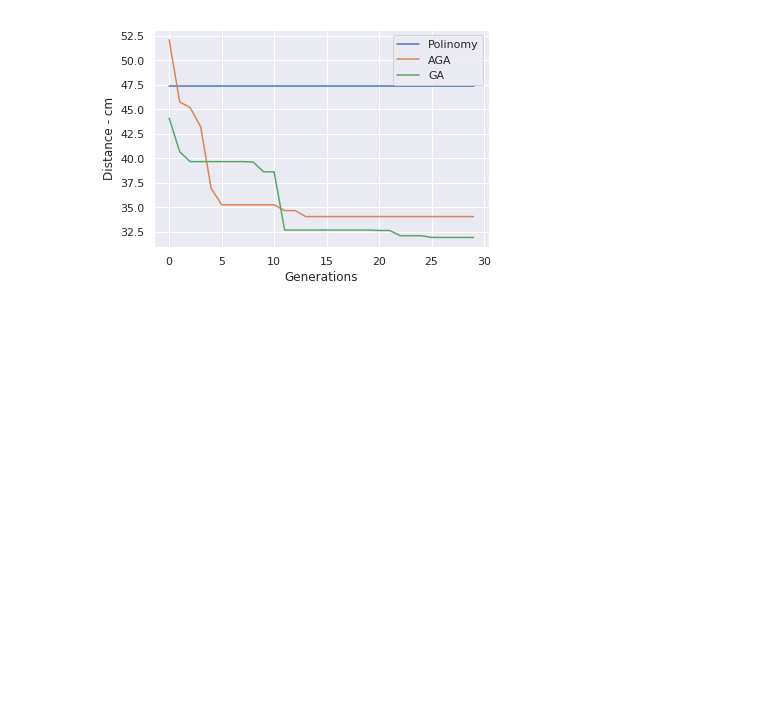
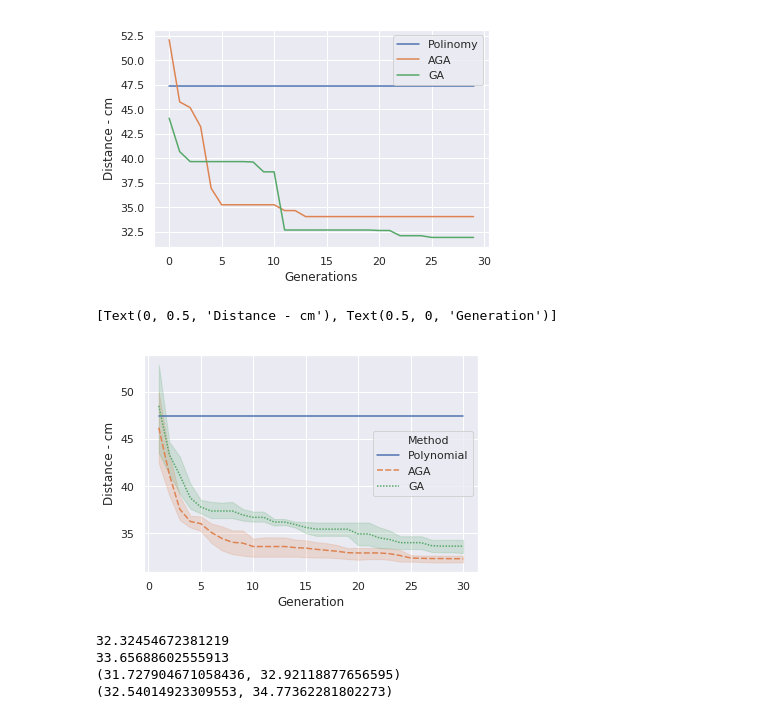
Before and after one commit to oscarkremer/mentor-optimization, a Jupyter notebook: notebooks/Charts .ipynb, the cells around one changed output. Saved outputs shown, nothing was run; the diff lists cells and outputs as text; code cells hidden in the pictures; blank space fills up the shorter version.

```diff
--- a/notebooks/Charts .ipynb
+++ b/notebooks/Charts .ipynb
@@ -373,0 +632,26 @@ plt.show()
+# %%
+#test = sns.relplot(x="generation", y="distance", kind="line", data=plot_data)
+sns.set(style="darkgrid")
+ax = sns.lineplot(x="generation", y="distance", hue='Method', style="Method", data=fit1)
+ax.set(xlabel='Generation', ylabel='Distance - cm')
+#ax.set(ylim=(0,110))
+#ax.set(xlim=(1,30))
+# %% [output]
+[Text(0, 0.5, 'Distance - cm'), Text(0.5, 0, 'Generation')]
+[figure, added]
+# %%
+aga =  [31.561984673052113, 32.2146322234261, 32.78027729032239, 32.399728824768694, 32.666110607491675]
+ga =  [34.802761251394514,32.433824823576956, 33.81892479242267, 33.16902470668973,34.05989455371182]
+ga = np.array(ga)
+aga = np.array(aga)
+interval_aga = sms.DescrStatsW(aga).tconfint_mean()
+interval_ga = sms.DescrStatsW(ga).tconfint_mean()
+print(np.mean(aga))
+print(np.mean(ga))
+print(interval_aga)
+print(interval_ga)
+# %% [output]
+32.32454672381219
+33.65688602555913
+(31.727904671058436, 32.92118877656595)
+(32.54014923309553, 34.77362281802273)
```
Also changed, not shown: parts of 11 cells of this notebook, 11 other files.
